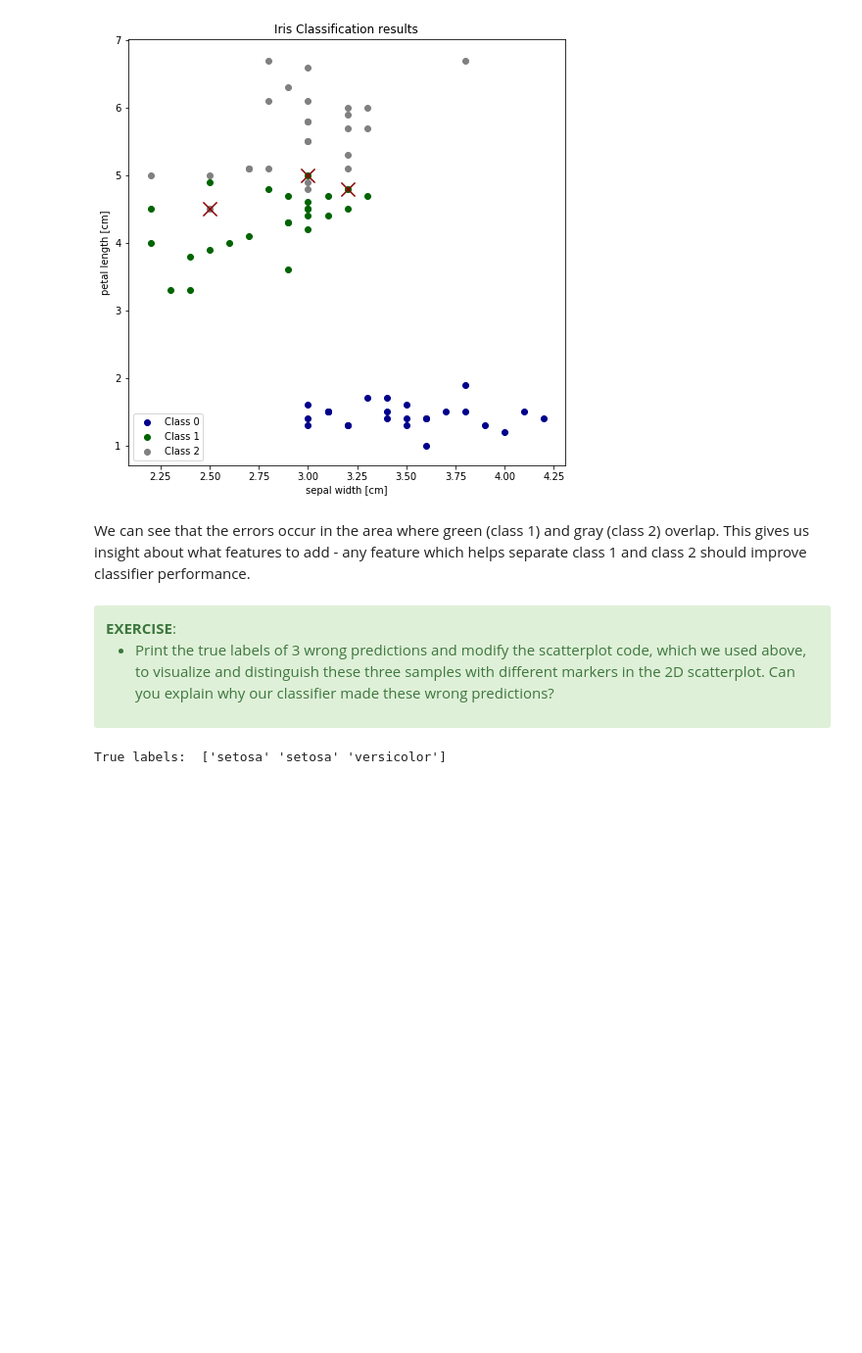
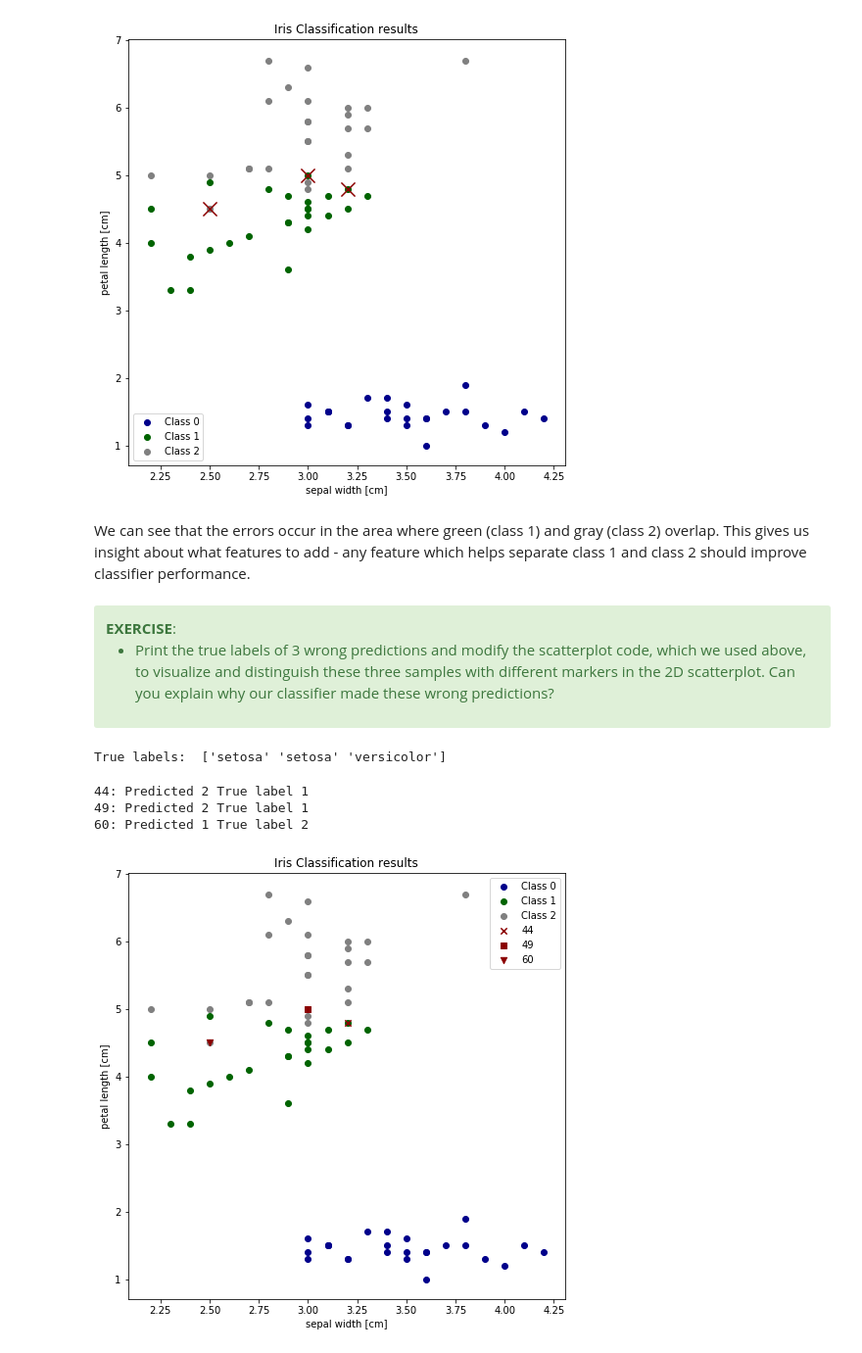
Before and after one commit to anthony-wang/scipy-2017-sklearn, a Jupyter notebook: notebooks/04.Training_and_Testing_Data.ipynb, the cells around one changed output. Shown at 98% size. Cells and saved outputs as stored; diff of their text form; code cells hidden in the pictures; blank space fills up the shorter version.

```diff
--- a/notebooks/04.Training_and_Testing_Data.ipynb
+++ b/notebooks/04.Training_and_Testing_Data.ipynb
@@ -177,0 +176,31 @@ True labels:  ['setosa' 'setosa' 'versicolor']
+# %%
+# %load solutions/04_wrong-predictions.py
+for i in incorrect_idx:
+    print('%d: Predicted %d True label %d' % (i, pred_y[i], test_y[i]))
+
+# Plot two dimensions
+colors = ["darkblue", "darkgreen", "gray"]
+plt.figure(figsize=(8,8))
+
+for n, color in enumerate(colors):
+    idx = np.where(test_y == n)[0]
+    plt.scatter(test_X[idx, 1], test_X[idx, 2],
+                color=color, label="Class %s" % str(n))
+
+for i, marker in zip(incorrect_idx, ['x', 's', 'v']):
+    plt.scatter(test_X[i, 1], test_X[i, 2],
+                color="darkred",
+                marker=marker,
+                s=40,
+                label=i)
+
+plt.xlabel('sepal width [cm]')
+plt.ylabel('petal length [cm]')
+plt.legend(loc=1, scatterpoints=1)
+plt.title("Iris Classification results")
+plt.show()
+# %% [output]
+44: Predicted 2 True label 1
+49: Predicted 2 True label 1
+60: Predicted 1 True label 2
+[figure, added]
```
Also changed, not shown: parts of 1 cell of this notebook.
